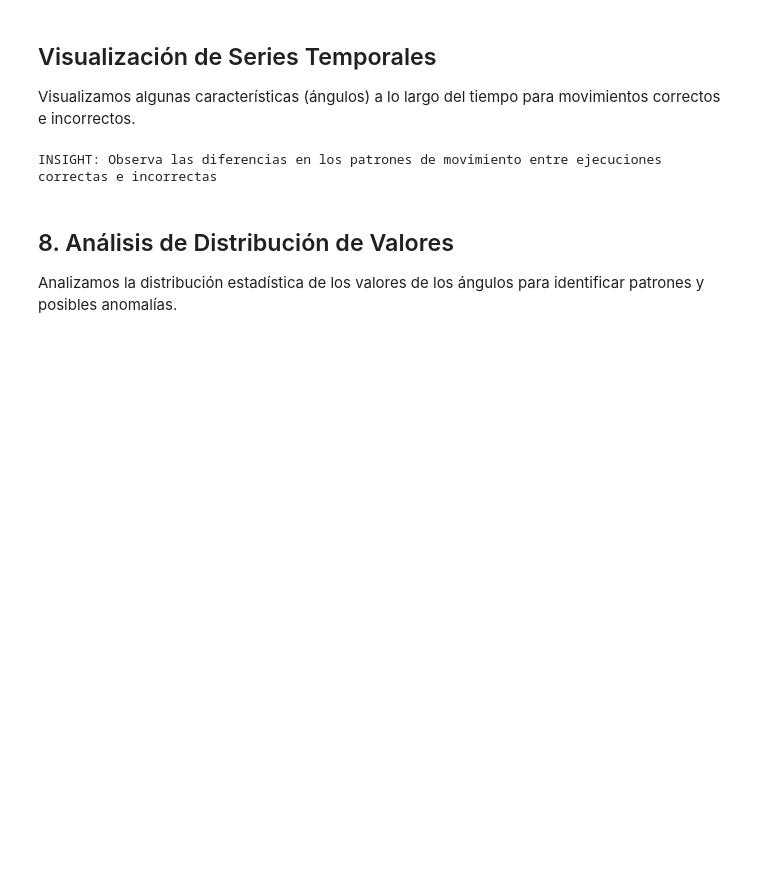
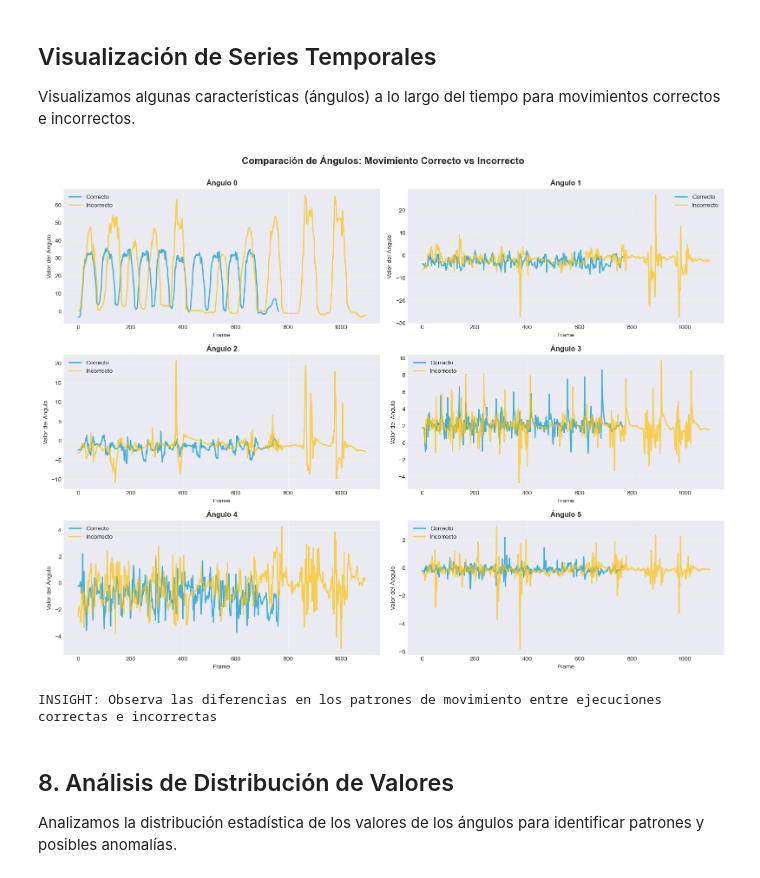
Before and after one commit to MarcoEli94/modelo_rehabilitacion, a Jupyter notebook: EDA_UI_PRMD.ipynb, the cells around one changed output. Saved outputs shown, nothing was run; the diff lists cells and outputs as text; code cells hidden in the pictures; blank space fills up the shorter version.

```diff
--- a/EDA_UI_PRMD.ipynb
+++ b/EDA_UI_PRMD.ipynb
@@ -284,39 +320,32 @@ INSIGHT: Los movimientos incorrectos son en promedio nan% más cortos que los co
 
 Visualizamos algunas características (ángulos) a lo largo del tiempo para movimientos correctos e incorrectos.
 # %%
-# Seleccionar algunas columnas para visualizar (primeras 6)
-columns_to_plot = [0, 1, 2, 3, 4, 5]
-
-# Obtener datos de muestra
-if correct_data and incorrect_data:
-    _, correct_sample = correct_data[0]
-    _, incorrect_sample = incorrect_data[0]
-
     # Crear visualización
     fig, axes = plt.subplots(3, 2, figsize=(16, 12))
     axes = axes.flatten()
 
     for i, col in enumerate(columns_to_plot):
         if col < correct_sample.shape[1]:
             # Plot correcto
-            axes[i].plot(correct_sample[col], label='Correcto', color='green', alpha=0.7, linewidth=2)
+            axes[i].plot(correct_sample[col], label='Correcto', color=PRIMARY_COLOR, alpha=0.7, linewidth=2)
             # Plot incorrecto
             if col < incorrect_sample.shape[1]:
-                axes[i].plot(incorrect_sample[col], label='Incorrecto', color='red', alpha=0.7, linewidth=2)
+                axes[i].plot(incorrect_sample[col], label='Incorrecto', color=SECONDARY_COLOR, alpha=0.7, linewidth=2)
 
             axes[i].set_title(f'Ángulo {col}', fontsize=12, fontweight='bold')
             axes[i].set_xlabel('Frame')
             axes[i].set_ylabel('Valor del Ángulo')
             axes[i].legend()
             axes[i].grid(True, alpha=0.3)
 
     plt.suptitle('Comparación de Ángulos: Movimiento Correcto vs Incorrecto',
                  fontsize=16, fontweight='bold', y=1.00)
     plt.tight_layout()
     plt.show()
 
 print("INSIGHT: Observa las diferencias en los patrones de movimiento entre ejecuciones correctas e incorrectas")
 # %% [output]
+[figure, added]
 INSIGHT: Observa las diferencias en los patrones de movimiento entre ejecuciones correctas e incorrectas
 # %% [markdown]
 ## 8. Análisis de Distribución de Valores
```
Also changed, not shown: parts of 8 cells of this notebook, 2 other files.
